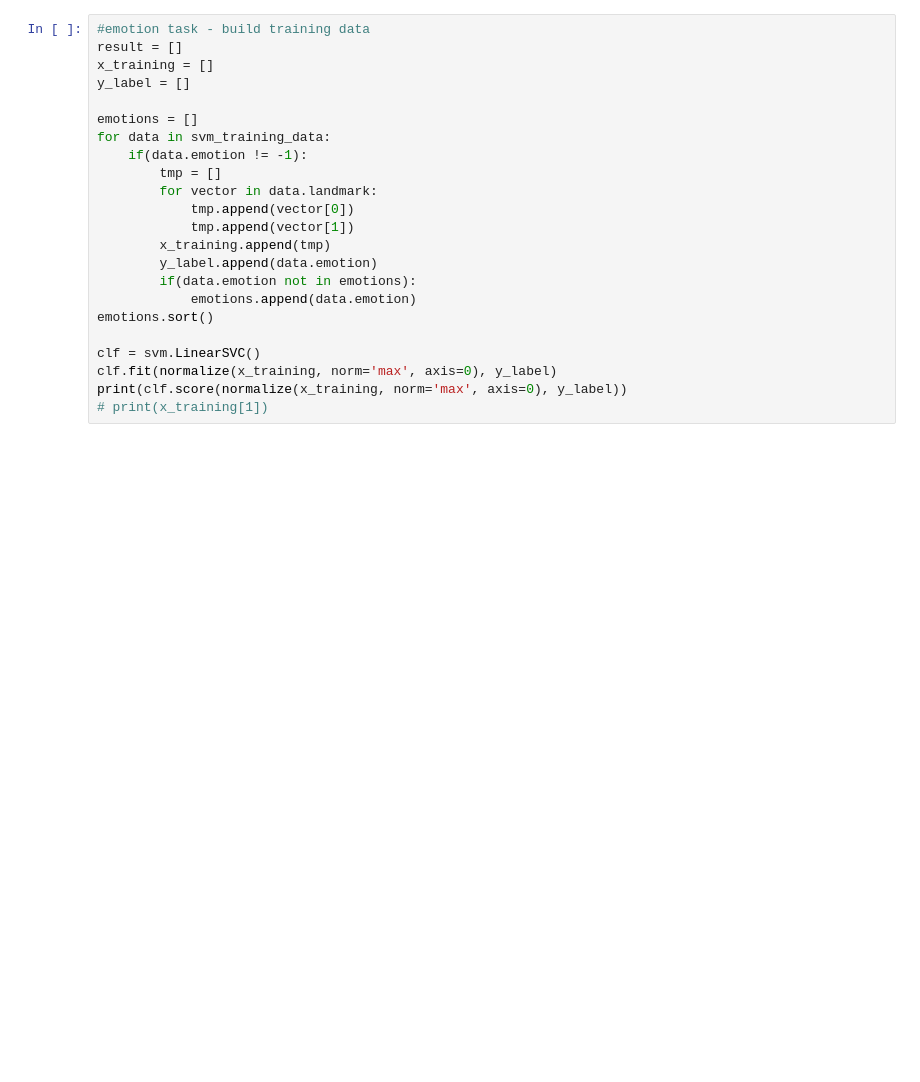
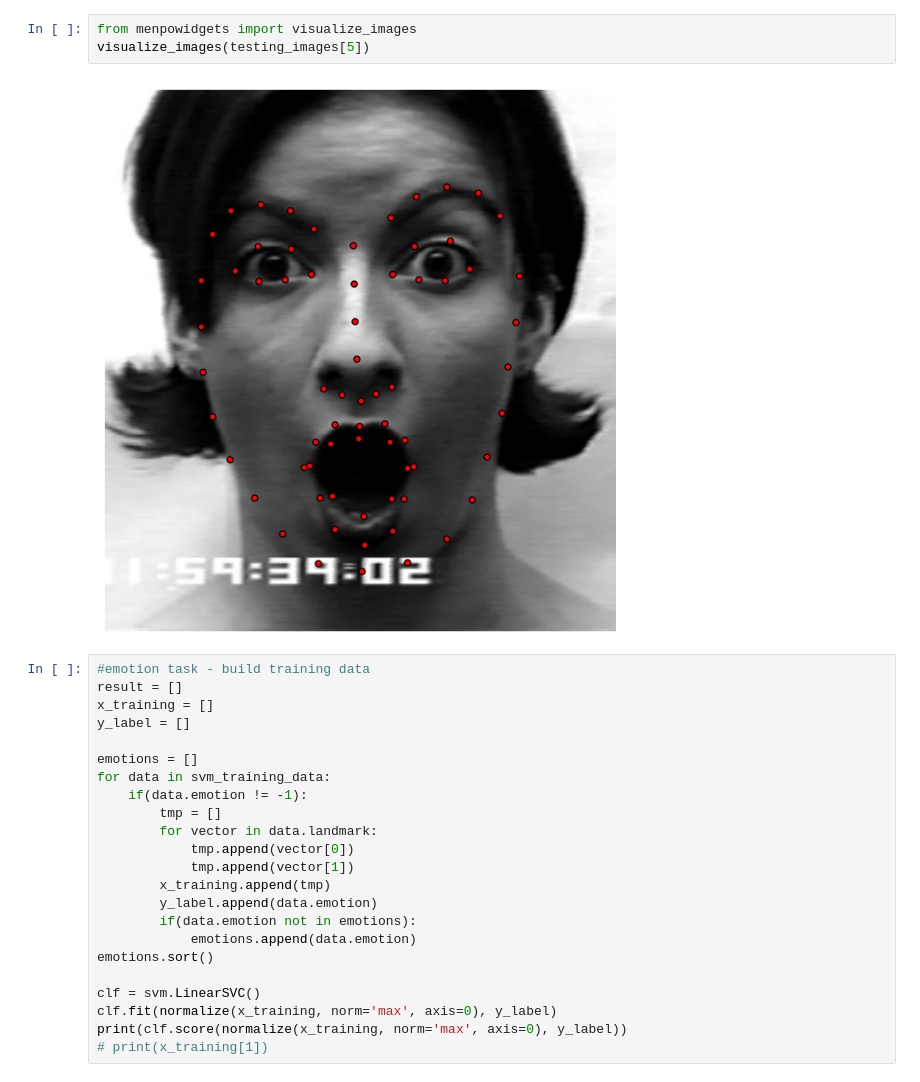
Before and after one commit to LeeKien95/GR, a Jupyter notebook: New_SVM_Models.ipynb, the cells around one changed output. Drawn from its saved outputs; the diff is of its cells as text; blank space fills up the shorter version.

```diff
--- a/New_SVM_Models.ipynb
+++ b/New_SVM_Models.ipynb
@@ -269,3 +269,8 @@ plt.show()
+# %%
+from menpowidgets import visualize_images
+visualize_images(testing_images[5])
+# %% [output]
+[figure, added]
 # %%
 #emotion task - build training data
 result = []
```
Also changed, not shown: parts of 4 cells of this notebook.
